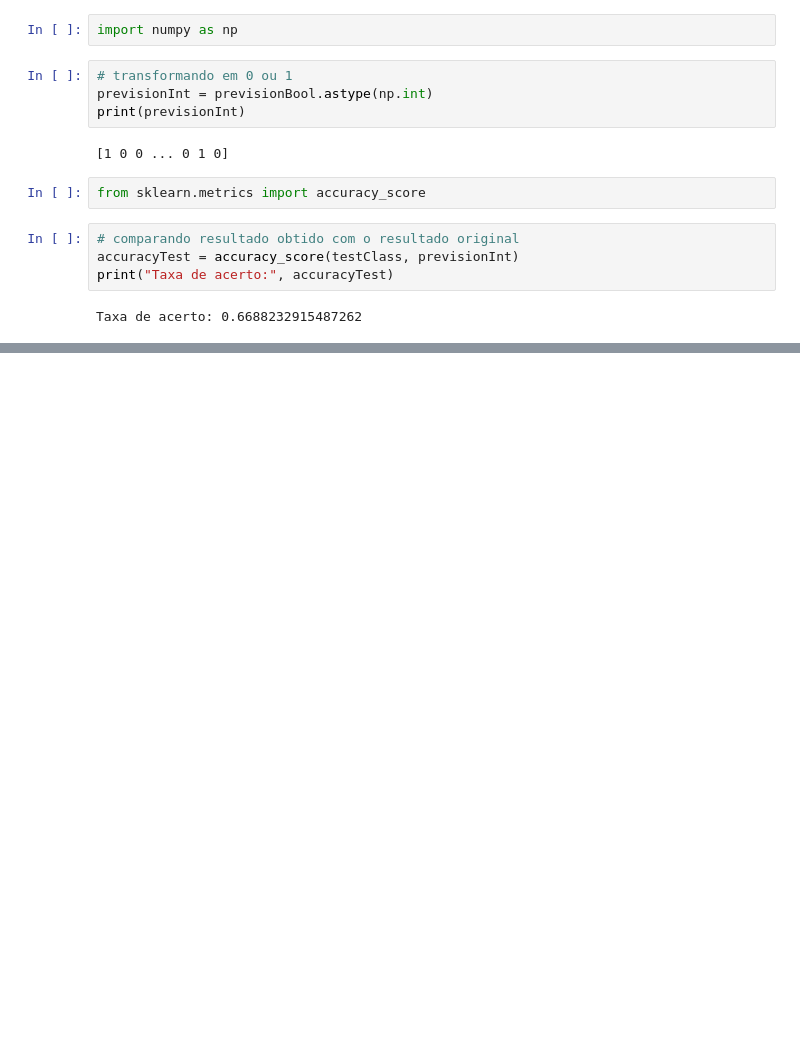
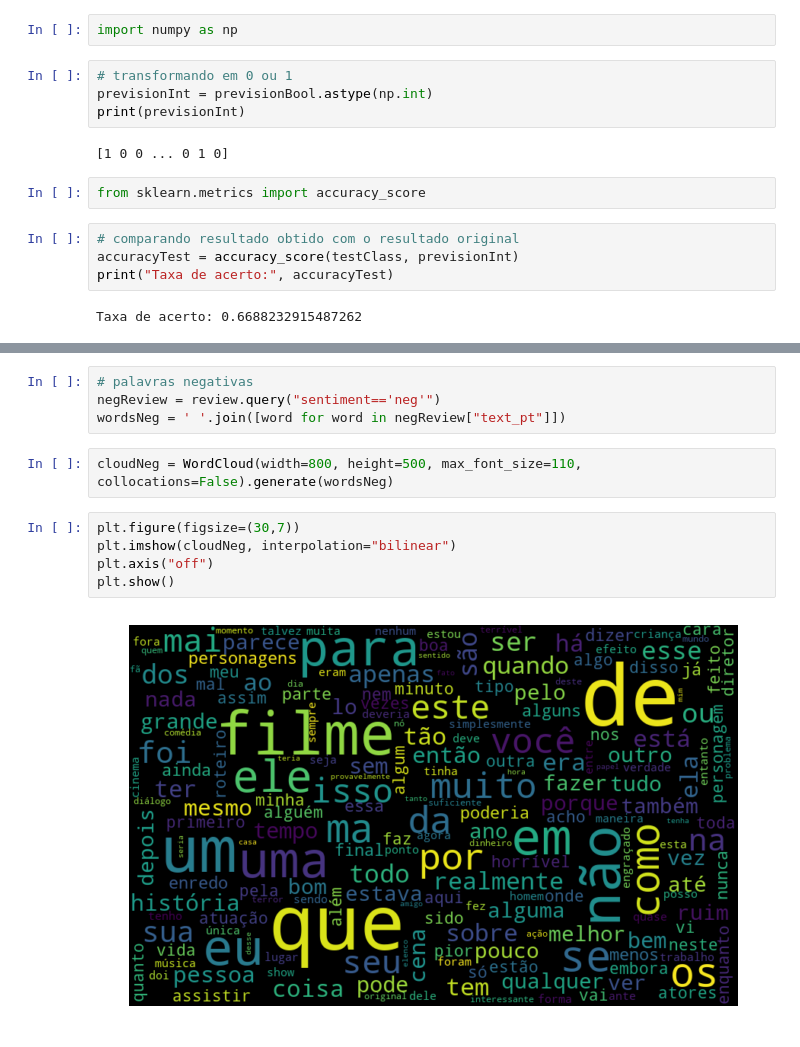
Before and after one commit to izmcm/machine-learning, a Jupyter notebook: [PLN]analise-filmes.ipynb, the cells around one changed output, grey strips where cells are left out. Drawn from its saved outputs; the diff is of its cells as text; blank space fills up the shorter version.

```diff
--- a/[PLN]analise-filmes.ipynb
+++ b/[PLN]analise-filmes.ipynb
@@ -148,0 +194,13 @@ Taxa de acerto: 0.6688232915487262
+# %%
+# palavras negativas
+negReview = review.query("sentiment=='neg'")
+wordsNeg = ' '.join([word for word in negReview["text_pt"]])
+# %%
+cloudNeg = WordCloud(width=800, height=500, max_font_size=110, collocations=False).generate(wordsNeg)
+# %%
+plt.figure(figsize=(30,7))
+plt.imshow(cloudNeg, interpolation="bilinear")
+plt.axis("off")
+plt.show()
+# %% [output]
+[figure, added]
```
Also changed, not shown: parts of 6 cells of this notebook.
